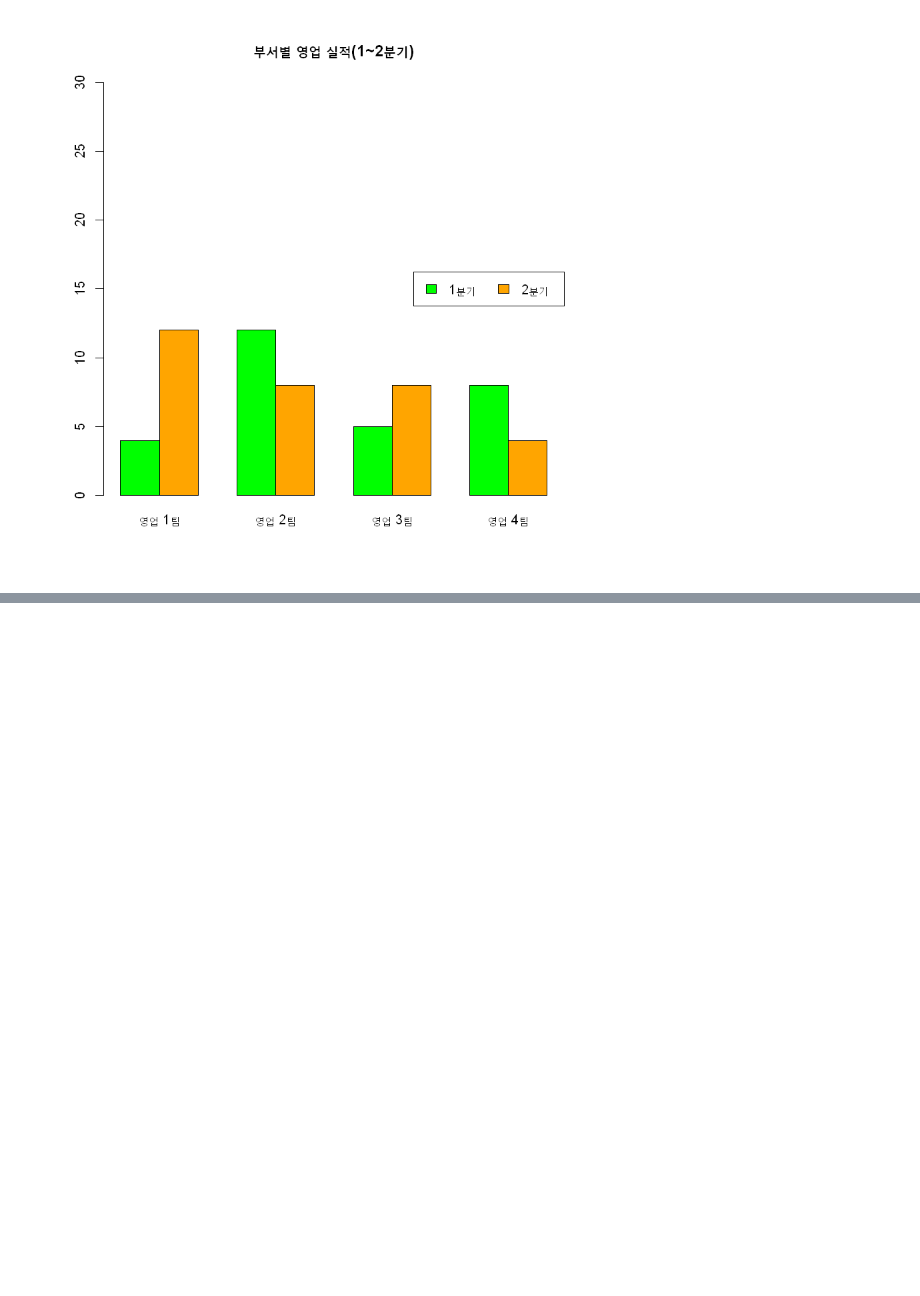
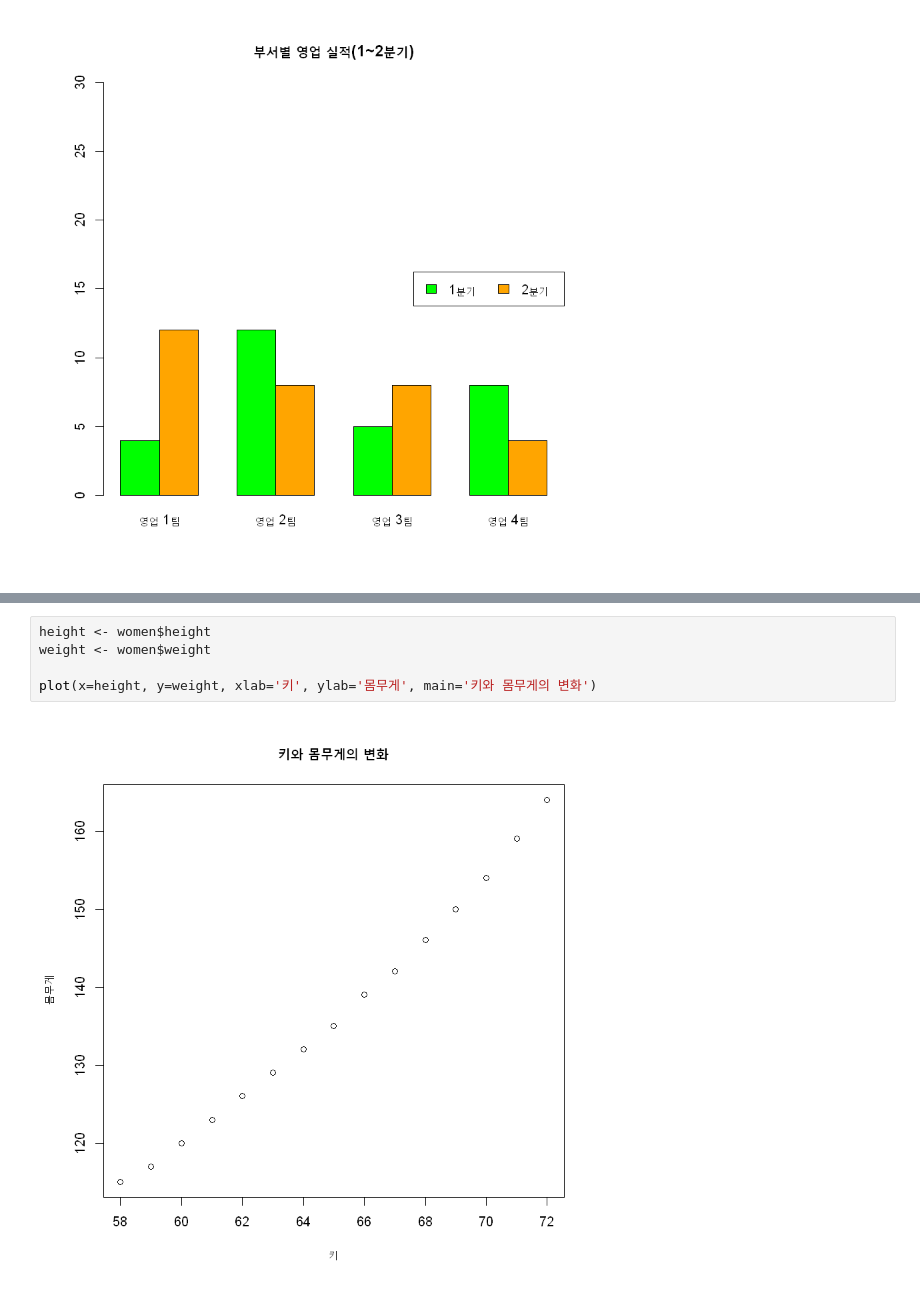
Before and after one commit to DojunPark/R_Programming, a Jupyter notebook: 04_chart_programming.ipynb, the cells around one changed output, grey strips where cells are left out. Cells and saved outputs as stored; diff of their text form; blank space fills up the shorter version.

```diff
--- a/04_chart_programming.ipynb
+++ b/04_chart_programming.ipynb
@@ -196,0 +218,7 @@ barplot(sales, main='부서별 영업 실적(1~2분기)', names.arg=dept,
+# %%
+height <- women$height
+weight <- women$weight
+
+plot(x=height, y=weight, xlab='키', ylab='몸무게', main='키와 몸무게의 변화')
+# %% [output]
+[figure, added]
```
Also changed, not shown: parts of 3 cells of this notebook, 1 other file.
